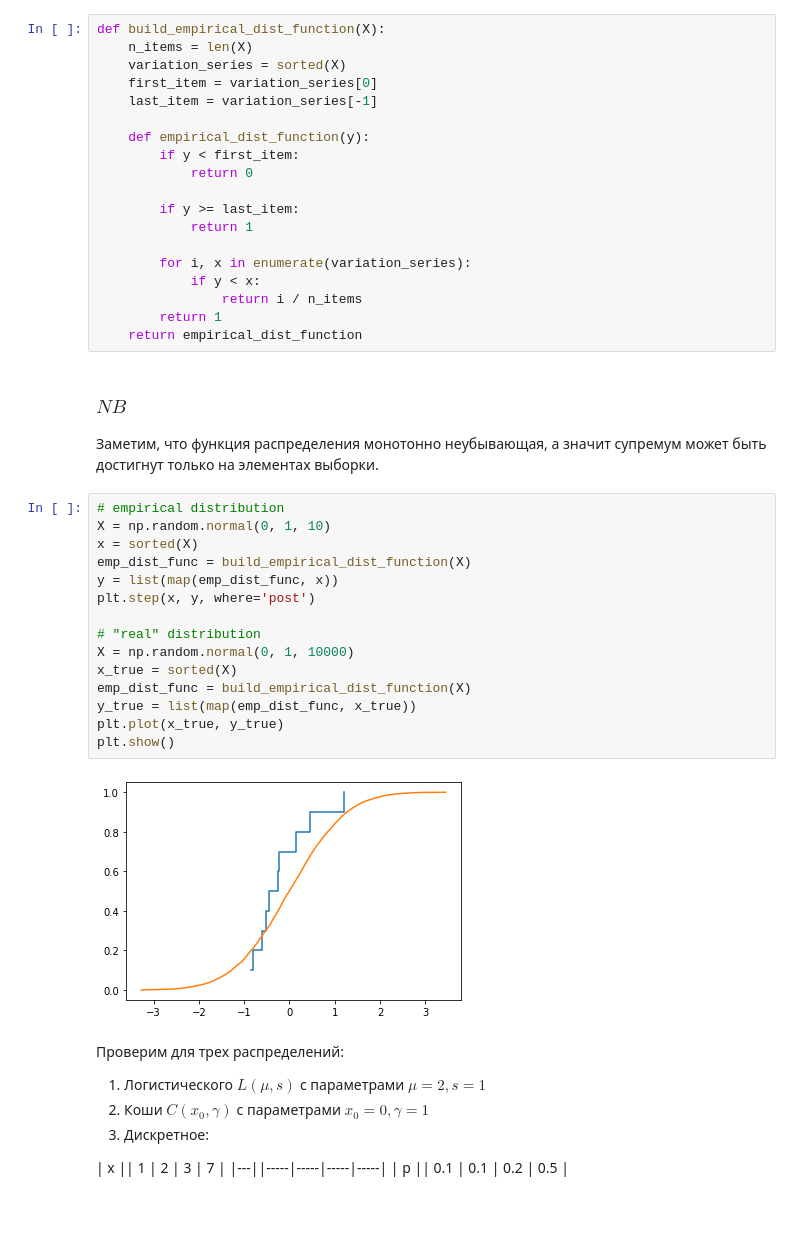
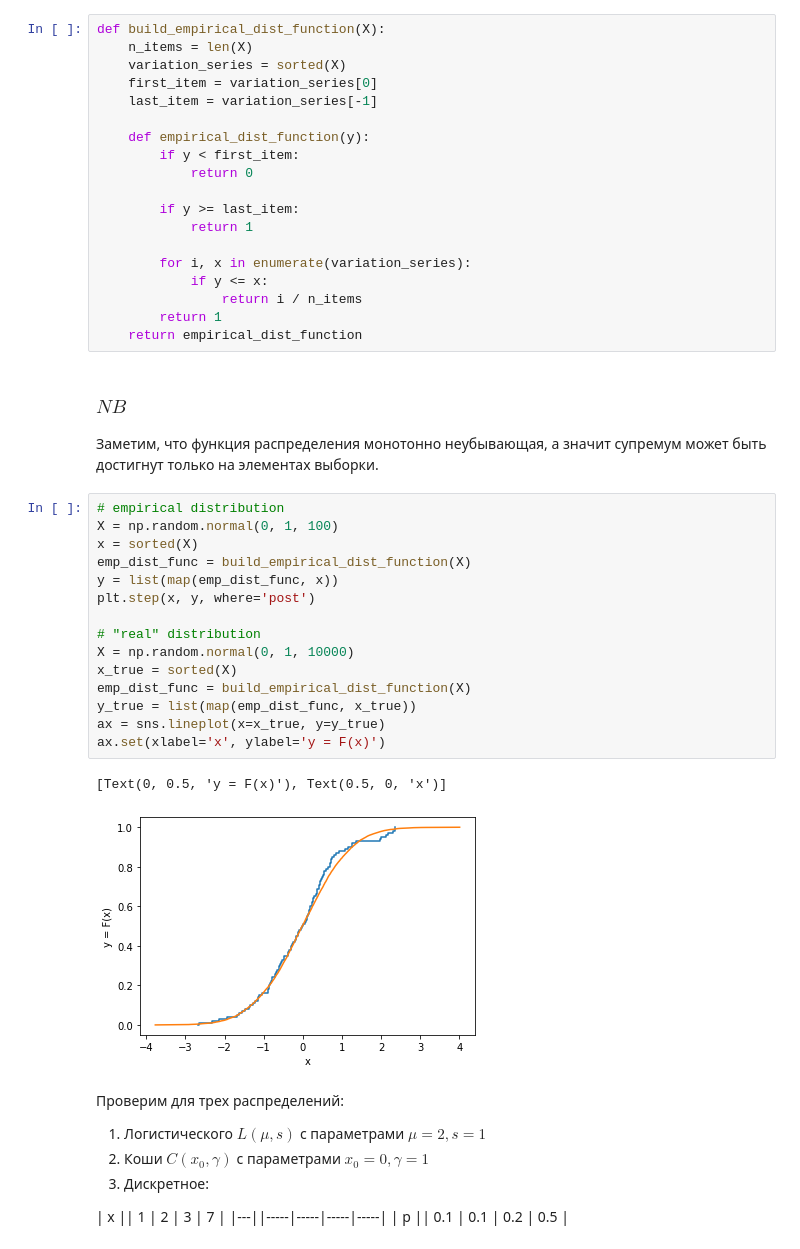
Before and after one commit to smetam/MS2020, a Jupyter notebook: mhw1.ipynb, the cells around one changed output. Cells and saved outputs as stored; diff of their text form; blank space fills up the shorter version.

```diff
--- a/mhw1.ipynb
+++ b/mhw1.ipynb
@@ -345,7 +379,7 @@ def build_empirical_dist_function(X):
             return 1
 
         for i, x in enumerate(variation_series):
-            if y < x:
+            if y <= x:
                 return i / n_items
         return 1
     return empirical_dist_function
@@ -354,21 +388,22 @@ def build_empirical_dist_function(X):
 Заметим, что функция распределения монотонно неубывающая, а значит супремум может быть достигнут только на элементах выборки.
 # %%
 # empirical distribution
-X = np.random.normal(0, 1, 10)
+X = np.random.normal(0, 1, 100)
 x = sorted(X)
 emp_dist_func = build_empirical_dist_function(X)
 y = list(map(emp_dist_func, x))
 plt.step(x, y, where='post')
 
 # "real" distribution
 X = np.random.normal(0, 1, 10000)
 x_true = sorted(X)
 emp_dist_func = build_empirical_dist_function(X)
 y_true = list(map(emp_dist_func, x_true))
-plt.plot(x_true, y_true)
-plt.show()
+ax = sns.lineplot(x=x_true, y=y_true)
+ax.set(xlabel='x', ylabel='y = F(x)')
 # %% [output]
+[Text(0, 0.5, 'y = F(x)'), Text(0.5, 0, 'x')]
-[figure, old version]
+[figure, new version]
 # %% [markdown]
 
 Проверим для трех распределений:
```
Also changed, not shown: parts of 24 cells of this notebook.
